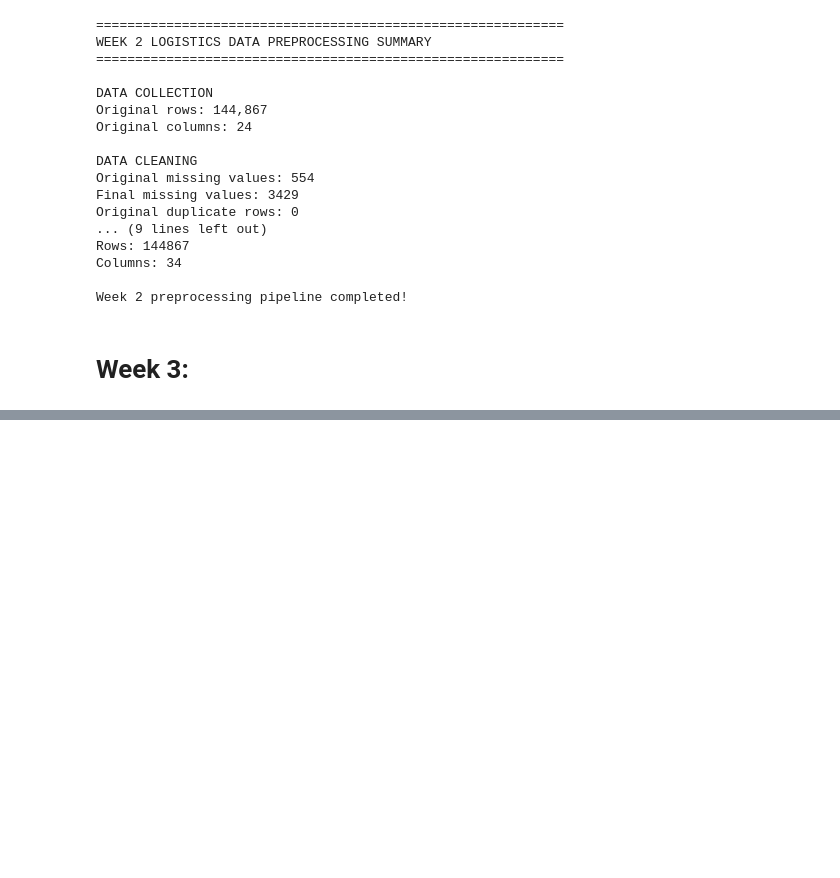
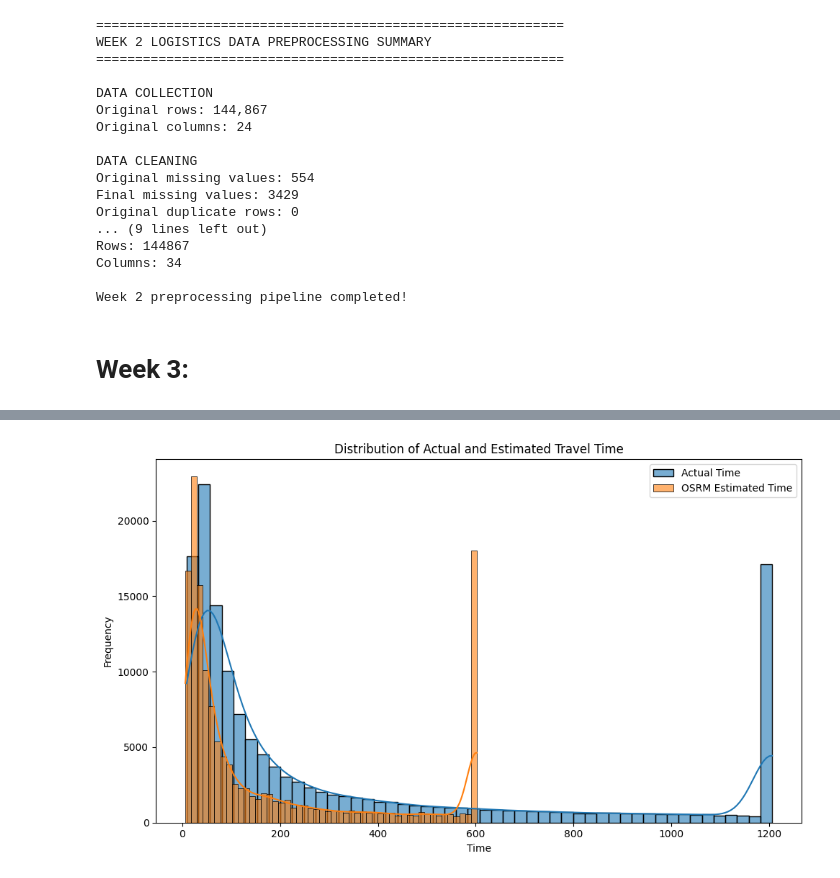
Before and after one commit to madupusanjana/logistics-data-analysis-internship, a Jupyter notebook: logistics_analysis.ipynb, the cells around one changed output, grey strips where cells are left out. Cells and saved outputs as stored; diff of their text form; code cells hidden in the pictures; blank space fills up the shorter version.

```diff
--- a/logistics_analysis.ipynb
+++ b/logistics_analysis.ipynb
@@ -1929,0 +1977,16 @@ Week 2 preprocessing pipeline completed!
+# %%
+datetime_columns = [
+    "trip_creation_time",
+    "od_start_time",
+    "od_end_time",
+    "cutoff_timestamp"
+]
+
+for col in datetime_columns:
+    analysis_df[col] = pd.to_datetime(
+        analysis_df[col],
+        errors="coerce"
+    )
+
+print("Datetime columns converted successfully.")
+display(analysis_df[datetime_columns].dtypes)
@@ -1929,0 +2182,28 @@ Week 2 preprocessing pipeline completed!
+# %%
+plt.figure(figsize=(10, 6))
+
+sns.histplot(
+    analysis_df["actual_time"],
+    bins=50,
+    kde=True,
+    label="Actual Time",
+    alpha=0.6
+)
+
+sns.histplot(
+    analysis_df["osrm_time"],
+    bins=50,
+    kde=True,
+    label="OSRM Estimated Time",
+    alpha=0.6
+)
+
+plt.title("Distribution of Actual and Estimated Travel Time")
+plt.xlabel("Time")
+plt.ylabel("Frequency")
+plt.legend()
+
+plt.tight_layout()
+plt.show()
+# %% [output]
+[figure, added]
```
Also changed, not shown: parts of 33 cells of this notebook.
